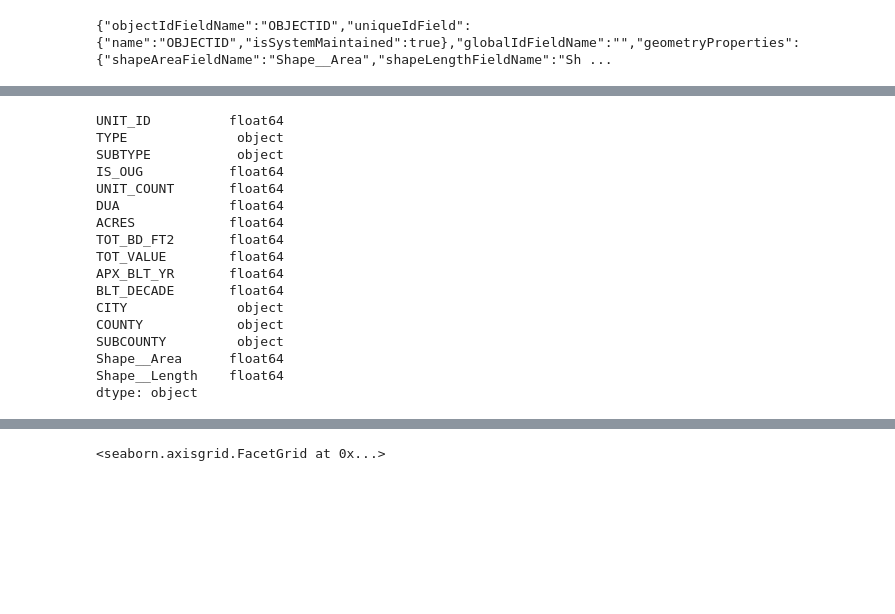
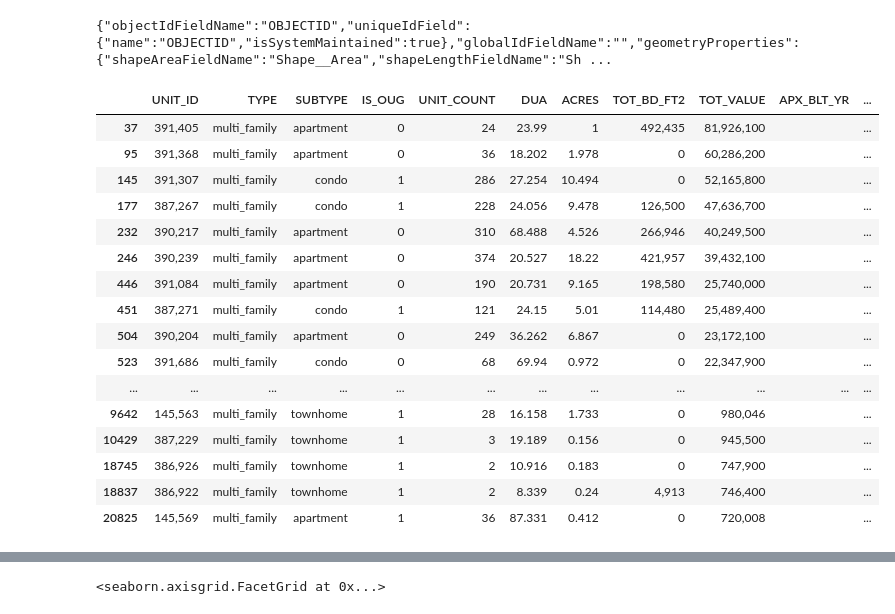
Before and after one commit to trevor-bingham99/Semester-Project, a Jupyter notebook: test.ipynb, the cells around one changed output, grey strips where cells are left out. Saved outputs shown, nothing was run; the diff lists cells and outputs as text; code cells hidden in the pictures; blank space fills up the shorter version.

```diff
--- a/test.ipynb
+++ b/test.ipynb
@@ -201,6 +201,26 @@ df1 = pd.json_normalize(data['features'])
 new_column_names = {col: col.replace('attributes.', '') for col in df1.columns}
 df1.rename(columns=new_column_names, inplace=True)
 df1.set_index('OBJECTID', inplace=True)
+# %%
+df[df['APX_BLT_YR'] == ""]
+# %% [output]
+|  | UNIT_ID | TYPE | SUBTYPE | IS_OUG | UNIT_COUNT | DUA | ACRES | TOT_BD_FT2 | TOT_VALUE | APX_BLT_YR | ... |
+| 37 | 391,405 | multi_family | apartment | 0 | 24 | 23.99 | 1 | 492,435 | 81,926,100 |  | ... |
+| 95 | 391,368 | multi_family | apartment | 0 | 36 | 18.202 | 1.978 | 0 | 60,286,200 |  | ... |
+| 145 | 391,307 | multi_family | condo | 1 | 286 | 27.254 | 10.494 | 0 | 52,165,800 |  | ... |
+| 177 | 387,267 | multi_family | condo | 1 | 228 | 24.056 | 9.478 | 126,500 | 47,636,700 |  | ... |
+| 232 | 390,217 | multi_family | apartment | 0 | 310 | 68.488 | 4.526 | 266,946 | 40,249,500 |  | ... |
+| 246 | 390,239 | multi_family | apartment | 0 | 374 | 20.527 | 18.22 | 421,957 | 39,432,100 |  | ... |
+| 446 | 391,084 | multi_family | apartment | 0 | 190 | 20.731 | 9.165 | 198,580 | 25,740,000 |  | ... |
+| 451 | 387,271 | multi_family | condo | 1 | 121 | 24.15 | 5.01 | 114,480 | 25,489,400 |  | ... |
+| 504 | 390,204 | multi_family | apartment | 0 | 249 | 36.262 | 6.867 | 0 | 23,172,100 |  | ... |
+| 523 | 391,686 | multi_family | condo | 0 | 68 | 69.94 | 0.972 | 0 | 22,347,900 |  | ... |
+| ... | ... | ... | ... | ... | ... | ... | ... | ... | ... | ... | ... |
+| 9642 | 145,563 | multi_family | townhome | 1 | 28 | 16.158 | 1.733 | 0 | 980,046 |  | ... |
+| 10429 | 387,229 | multi_family | townhome | 1 | 3 | 19.189 | 0.156 | 0 | 945,500 |  | ... |
+| 18745 | 386,926 | multi_family | townhome | 1 | 2 | 10.916 | 0.183 | 0 | 747,900 |  | ... |
+| 18837 | 386,922 | multi_family | townhome | 1 | 2 | 8.339 | 0.24 | 4,913 | 746,400 |  | ... |
+| 20825 | 145,569 | multi_family | apartment | 1 | 36 | 87.331 | 0.412 | 0 | 720,008 |  | ... |
 # %%
 df1.reset_index().drop(columns='OBJECTID')
 # %% [output]
@@ -225,23 +245,3 @@ columns_to_convert_to_int = ['UNIT_ID', 'UNIT_COUNT', 'DUA','ACRES','TOT_BD_FT2'
 
 # Convert specified columns to int
 combined_df[columns_to_convert_to_int] = combined_df[columns_to_convert_to_int].replace(",","",regex=True).replace('', 0).astype(float)
-
-combined_df.dtypes
-# %% [output]
-UNIT_ID          float64
-TYPE              object
-SUBTYPE           object
-IS_OUG           float64
-UNIT_COUNT       float64
-DUA              float64
-ACRES            float64
-TOT_BD_FT2       float64
-TOT_VALUE        float64
-APX_BLT_YR       float64
-BLT_DECADE       float64
-CITY              object
-COUNTY            object
-SUBCOUNTY         object
-Shape__Area      float64
-Shape__Length    float64
-dtype: object
```
Also changed, not shown: parts of 6 cells of this notebook, 1 other file.
